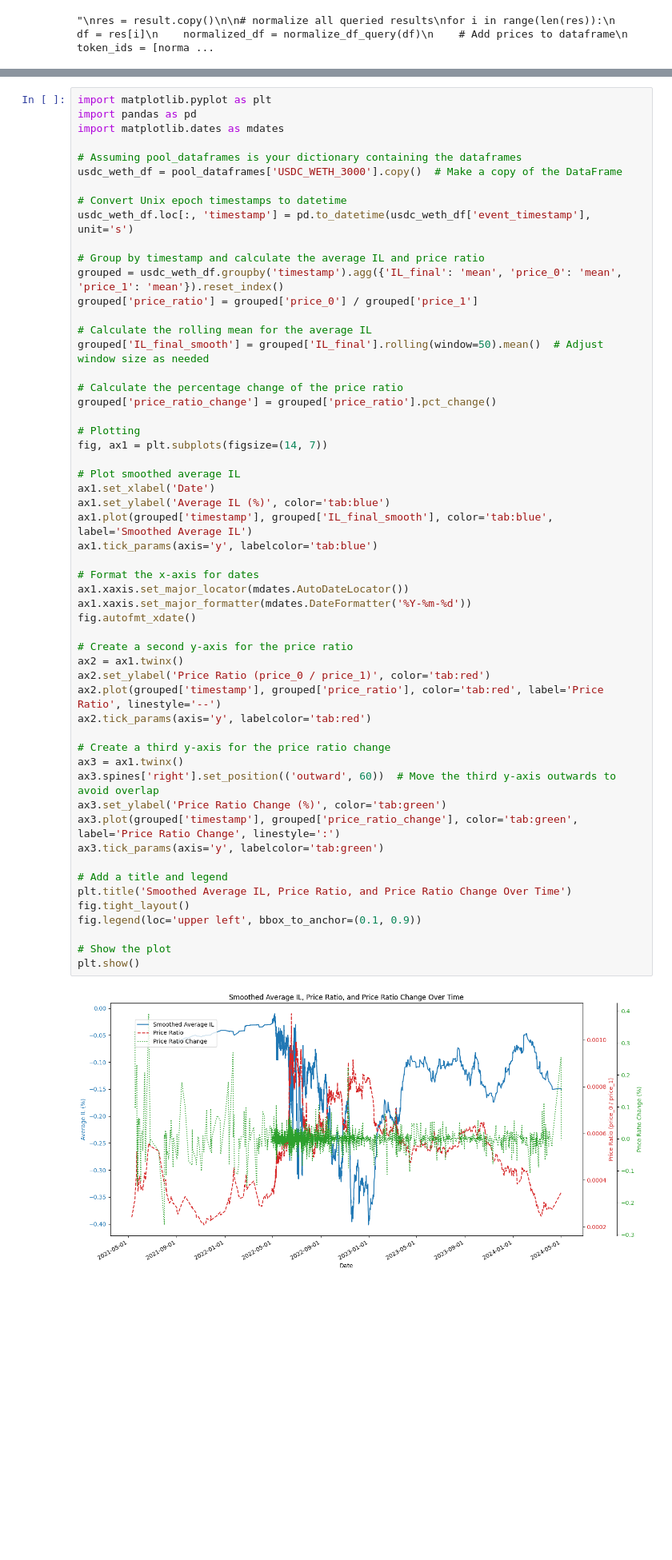
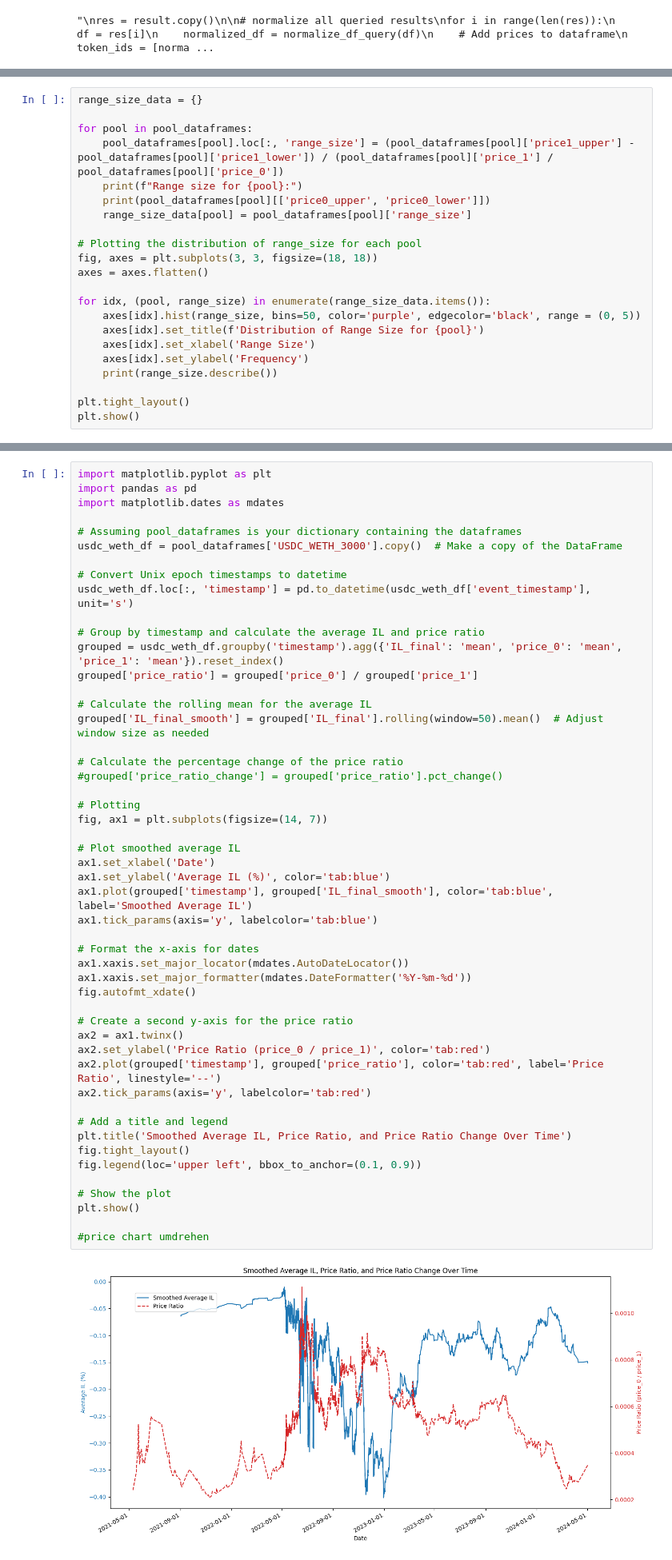
Before and after one commit to Thanos002/IL_Measurement, a Jupyter notebook: IL_Data_Extraction.ipynb, the cells around one changed output, grey strips where cells are left out. Shown at 80% size. Saved outputs shown, nothing was run; the diff lists cells and outputs as text; blank space fills up the shorter version.

Commit message:
Refactor IL_Data_Extraction.ipynb for improved readability and performance

```diff
--- a/IL_Data_Extraction.ipynb
+++ b/IL_Data_Extraction.ipynb
@@ -1375,3 +1753,25 @@ plt.tight_layout()
 plt.show()
 # %% [output]
 [figure]
+# %%
+range_size_data = {}
+
+for pool in pool_dataframes:
+    pool_dataframes[pool].loc[:, 'range_size'] = (pool_dataframes[pool]['price1_upper'] - pool_dataframes[pool]['price1_lower']) / (pool_dataframes[pool]['price_1'] / pool_dataframes[pool]['price_0'])
+    print(f"Range size for {pool}:")
+    print(pool_dataframes[pool][['price0_upper', 'price0_lower']])
+    range_size_data[pool] = pool_dataframes[pool]['range_size']
+
+# Plotting the distribution of range_size for each pool
+fig, axes = plt.subplots(3, 3, figsize=(18, 18))
+axes = axes.flatten()
+
+for idx, (pool, range_size) in enumerate(range_size_data.items()):
+    axes[idx].hist(range_size, bins=50, color='purple', edgecolor='black', range = (0, 5))
+    axes[idx].set_title(f'Distribution of Range Size for {pool}')
+    axes[idx].set_xlabel('Range Size')
+    axes[idx].set_ylabel('Frequency')
+    print(range_size.describe())
+
+plt.tight_layout()
+plt.show()
@@ -1634,44 +2083,39 @@ grouped['price_ratio'] = grouped['price_0'] / grouped['price_1']
 grouped['IL_final_smooth'] = grouped['IL_final'].rolling(window=50).mean()  # Adjust window size as needed
 
 # Calculate the percentage change of the price ratio
-grouped['price_ratio_change'] = grouped['price_ratio'].pct_change()
+#grouped['price_ratio_change'] = grouped['price_ratio'].pct_change()
 
 # Plotting
 fig, ax1 = plt.subplots(figsize=(14, 7))
 
 # Plot smoothed average IL
 ax1.set_xlabel('Date')
 ax1.set_ylabel('Average IL (%)', color='tab:blue')
 ax1.plot(grouped['timestamp'], grouped['IL_final_smooth'], color='tab:blue', label='Smoothed Average IL')
 ax1.tick_params(axis='y', labelcolor='tab:blue')
 
 # Format the x-axis for dates
 ax1.xaxis.set_major_locator(mdates.AutoDateLocator())
 ax1.xaxis.set_major_formatter(mdates.DateFormatter('%Y-%m-%d'))
 fig.autofmt_xdate()
 
 # Create a second y-axis for the price ratio
 ax2 = ax1.twinx()
 ax2.set_ylabel('Price Ratio (price_0 / price_1)', color='tab:red')
 ax2.plot(grouped['timestamp'], grouped['price_ratio'], color='tab:red', label='Price Ratio', linestyle='--')
 ax2.tick_params(axis='y', labelcolor='tab:red')
 
-# Create a third y-axis for the price ratio change
-ax3 = ax1.twinx()
-ax3.spines['right'].set_position(('outward', 60))  # Move the third y-axis outwards to avoid overlap
-ax3.set_ylabel('Price Ratio Change (%)', color='tab:green')
-ax3.plot(grouped['timestamp'], grouped['price_ratio_change'], color='tab:green', label='Price Ratio Change', linestyle=':')
-ax3.tick_params(axis='y', labelcolor='tab:green')
-
 # Add a title and legend
 plt.title('Smoothed Average IL, Price Ratio, and Price Ratio Change Over Time')
 fig.tight_layout()
 fig.legend(loc='upper left', bbox_to_anchor=(0.1, 0.9))
 
 # Show the plot
 plt.show()
+
+#price chart umdrehen
 # %% [output]
-[figure, old version]
+[figure, new version]
 # %%
 import matplotlib.pyplot as plt
 import pandas as pd
```
Also changed, not shown: parts of 31 cells of this notebook, 2 other files.
